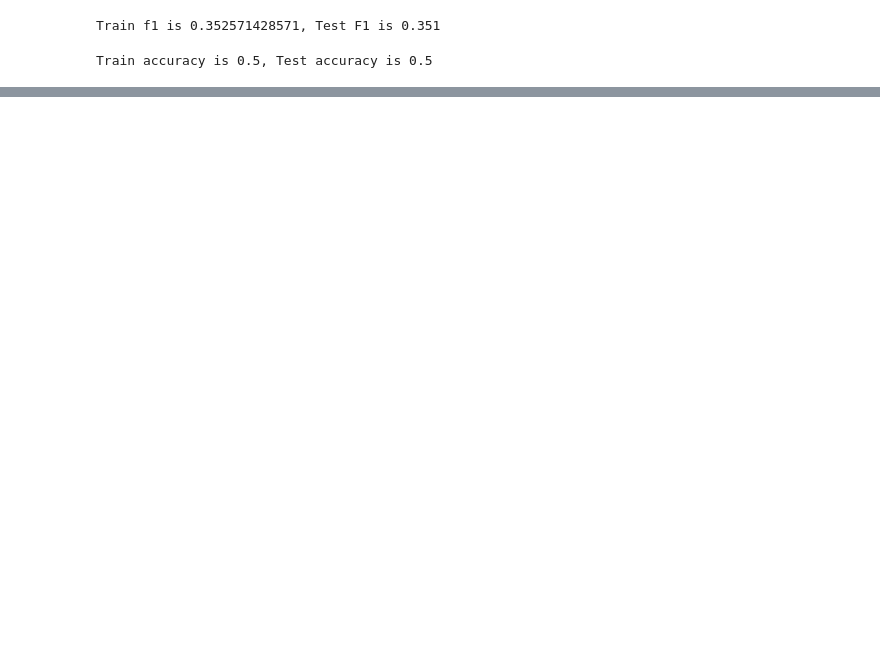
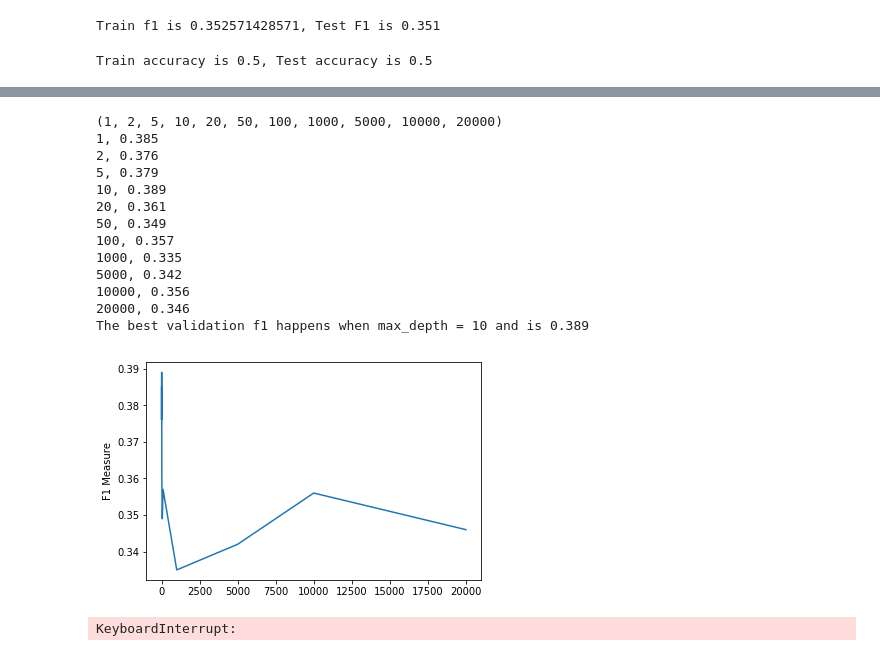
Before and after one commit to AsherWright/COMP511-machine-learning, a Jupyter notebook: Assignment 3/Assignment 3.ipynb, the cells around one changed output, grey strips where cells are left out. Saved outputs shown, nothing was run; the diff lists cells and outputs as text; code cells hidden in the pictures; blank space fills up the shorter version.

```diff
--- a/Assignment 3/Assignment 3.ipynb
+++ b/Assignment 3/Assignment 3.ipynb
@@ -209,0 +310,32 @@ run_classifiers(classifiers, 1)
+# %%
+# Next we will do decision trees
+f1_scores = []
+max_f1 = 0
+best_param = 0
+depth_values = (1,2,5,10,20,50, 100, 1000, 5000, 10000, 20000)
+
+for param in depth_values:
+    classifier =tree.DecisionTreeClassifier(max_depth=param)
+    score = run_classifier_validation(classifier, yelp_training_inputs[0],   yelp_train['Evaluation'],
+                                                yelp_validation_inputs[0], yelp_valid['Evaluation'])
+    f1_scores.append(score)
+    if(score > max_f1):
+        max_f1 = score
+        best_param = param
+    print(str(param) + ", " + str(score))
+print("The best validation f1 happens when max_depth = " + str(best_param) + " and is " + str(max_f1))
+# %% [output]
+(1, 2, 5, 10, 20, 50, 100, 1000, 5000, 10000, 20000)
+1, 0.385
+2, 0.376
+5, 0.379
+10, 0.389
+20, 0.361
+50, 0.349
+100, 0.357
+1000, 0.335
+5000, 0.342
+10000, 0.356
+20000, 0.346
+The best validation f1 happens when max_depth = 10 and is 0.389
+[figure, added]
@@ -209,0 +346,34 @@ run_classifiers(classifiers, 1)
+# %%
+# Next we will do decision trees
+f1_scores = []
+max_f1 = 0
+best_tol = 0
+best_max_iter = 0
+best_c = 0
+tols = []
+for exp in range(-6, 4):
+    for i in range(1, 10,4):
+        tols.append(i*10**exp)
+
+max_iters = (1, 2, 5, 10)
+
+cs = []
+for exp in range(-1, 1):
+    for i in range(1, 10,2):
+        cs.append(i*10**exp)
+
+for max_iter in max_iters:
+    for c in cs:
+        for tol in tols:
+            classifier = svm.LinearSVC(tol=tol, C=c, max_iter=max_iter)
+            score = run_classifier_validation(classifier, yelp_training_inputs[0],   yelp_train['Evaluation'],
+                                                        yelp_validation_inputs[0], yelp_valid['Evaluation'])
+            f1_scores.append(score)
+            if(score > max_f1):
+                max_f1 = score
+                best_tol= tol
+                best_max_iter = max_iter
+                best_c = c
+print("The best validation f1 happens when params = " + str((best_tol, best_max_iter, best_c)) + " and is " + str(max_f1))
+# %% [output]
+KeyboardInterrupt:
```
Also changed, not shown: parts of 17 cells of this notebook.
